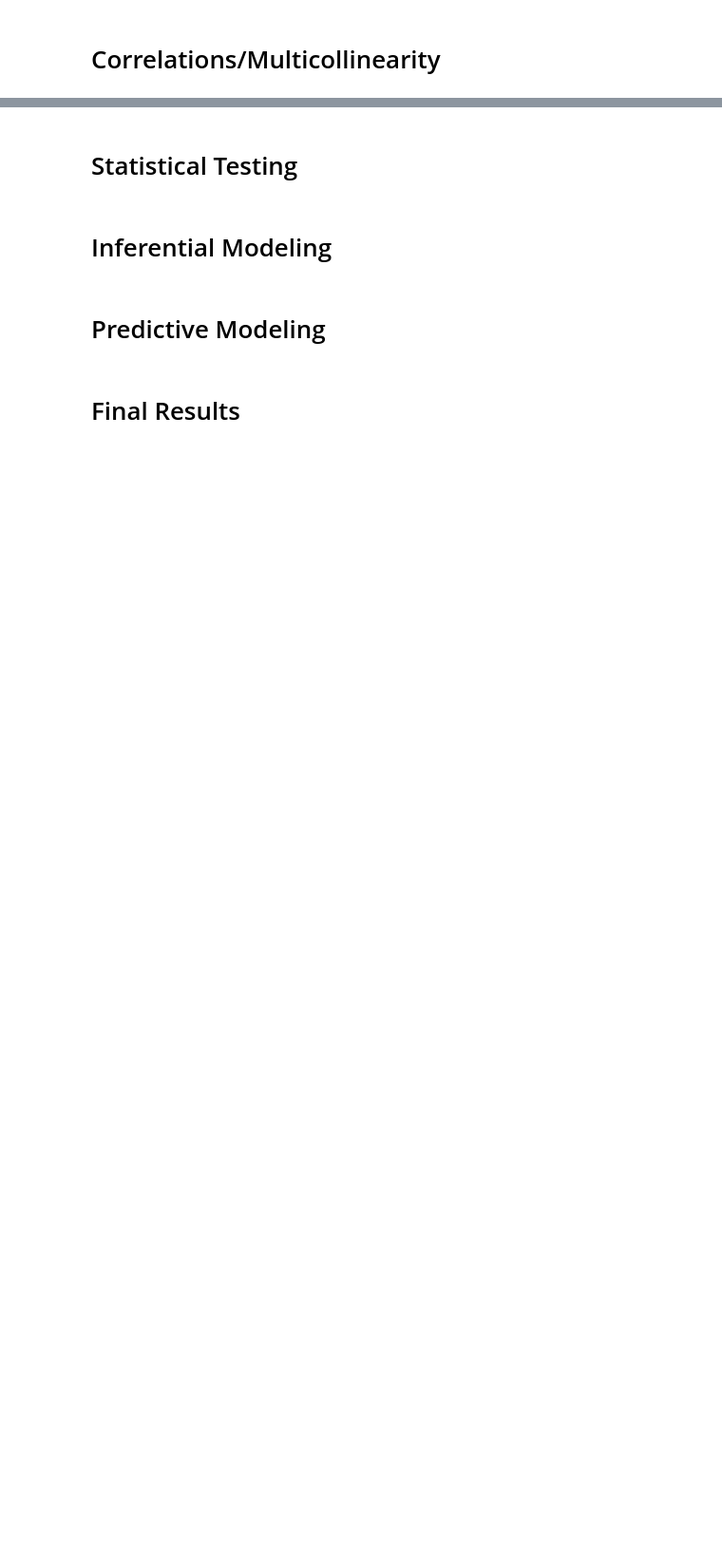
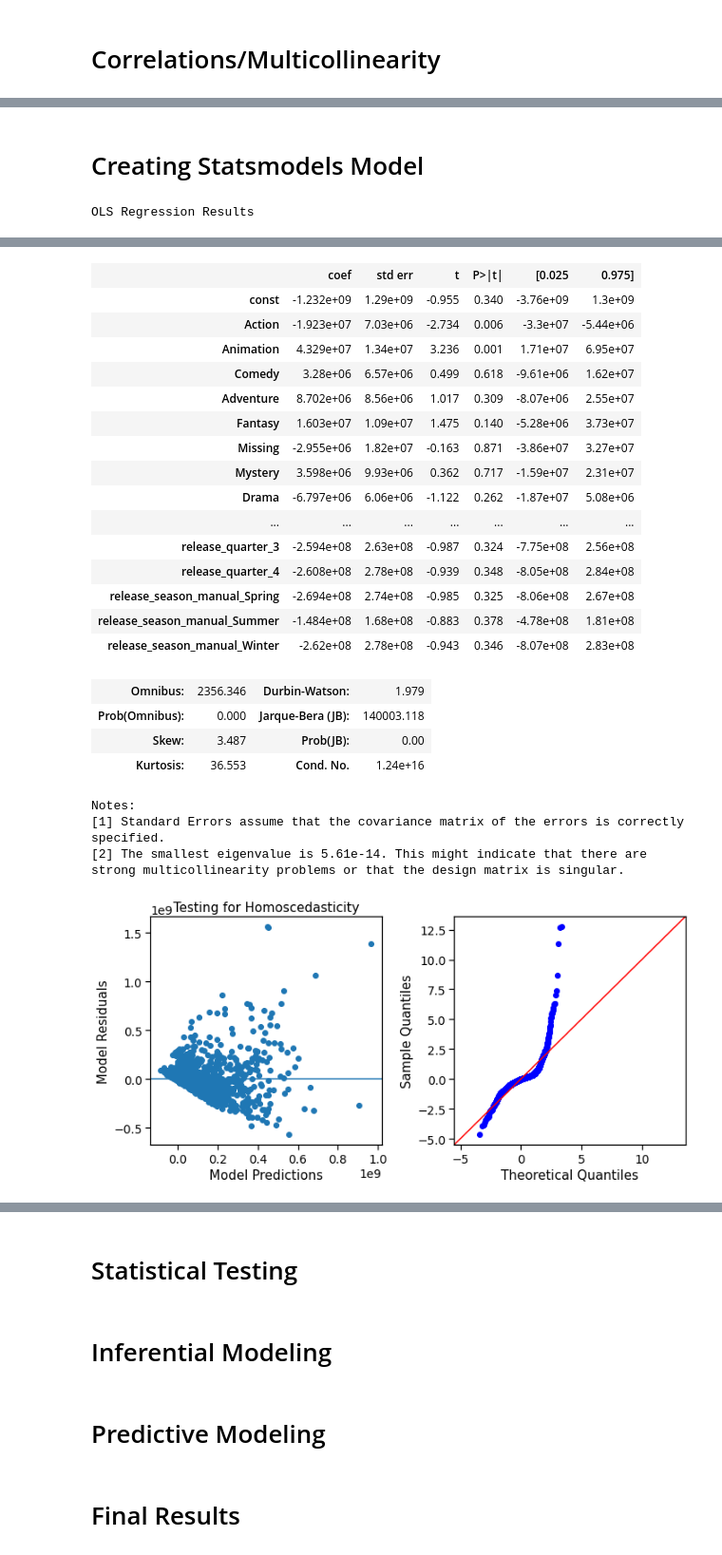
Before and after one commit to BenJMcCarty/BMC_P1P_Redo, a Jupyter notebook: WiP.ipynb, the cells around one changed output, grey strips where cells are left out. Shown at 95% size. Saved outputs shown, nothing was run; the diff lists cells and outputs as text; code cells hidden in the pictures; blank space fills up the shorter version.

```diff
--- a/WiP.ipynb
+++ b/WiP.ipynb
@@ -765,0 +1379,4 @@ df_corr(df=df_for_corr, list_cats=cat_feat, target_col = 'worldwide_gross')
+# %%
+## Concatenating the two test dataframes after OHE
+X_test_ohe = pd.concat([X_test.drop(cat_feat, axis=1), test_ohe_df], axis=1)
+X_test_ohe
@@ -765,0 +1439,45 @@ df_corr(df=df_for_corr, list_cats=cat_feat, target_col = 'worldwide_gross')
+# %% [markdown]
+# Creating Statsmodels Model
+# %%
+def diagnose_model(model, figsize=(10,5)):
+    """ ---
+
+    Argument:
+        * model: provide the linear regression model for diagnostics
+
+    Keyword Argument:
+        * figsize: default (10,5); can increase/decrease for larger/smaller
+    ---
+
+    * Display the summary details of the provided model
+    * Create two scatter plots to test assumptions of linearity
+        * Predictions: verifying homoscedasticity (no cone-shapes)
+        * Residuals: confirming normal distribution of residuals
+    ---
+
+    """
+    display(model.summary())
+
+    fig, axes = plt.subplots(ncols=2, figsize=figsize)
+
+    axes[0].scatter(model.predict(), model.resid)
+    axes[0].axhline()
+    axes[0].set_xlabel('Model Predictions')
+    axes[0].set_ylabel('Model Residuals')
+    axes[0].set_title('Testing for Homoscedasticity')
+
+    sms.graphics.qqplot(data=model.resid, fit=True, line = "45", ax=axes[1])
+
+    plt.tight_layout()
+
+    return
+# %%
+X_train_ohe = sms.add_constant(X_train_ohe)
+# %%
+X_test_ohe = sms.add_constant(X_test_ohe)
+# %%
+model = sms.OLS(y_train, X_train_ohe).fit()
+
+diagnose_model(model)
+# %% [output]
+OLS Regression Results
@@ -765,0 +1493,25 @@ df_corr(df=df_for_corr, list_cats=cat_feat, target_col = 'worldwide_gross')
+|  | coef | std err | t | P>|t| | [0.025 | 0.975] |
+| const | -1.232e+09 | 1.29e+09 | -0.955 | 0.340 | -3.76e+09 | 1.3e+09 |
+| Action | -1.923e+07 | 7.03e+06 | -2.734 | 0.006 | -3.3e+07 | -5.44e+06 |
+| Animation | 4.329e+07 | 1.34e+07 | 3.236 | 0.001 | 1.71e+07 | 6.95e+07 |
+| Comedy | 3.28e+06 | 6.57e+06 | 0.499 | 0.618 | -9.61e+06 | 1.62e+07 |
+| Adventure | 8.702e+06 | 8.56e+06 | 1.017 | 0.309 | -8.07e+06 | 2.55e+07 |
+| Fantasy | 1.603e+07 | 1.09e+07 | 1.475 | 0.140 | -5.28e+06 | 3.73e+07 |
+| Missing | -2.955e+06 | 1.82e+07 | -0.163 | 0.871 | -3.86e+07 | 3.27e+07 |
+| Mystery | 3.598e+06 | 9.93e+06 | 0.362 | 0.717 | -1.59e+07 | 2.31e+07 |
+| Drama | -6.797e+06 | 6.06e+06 | -1.122 | 0.262 | -1.87e+07 | 5.08e+06 |
+| ... | ... | ... | ... | ... | ... | ... |
+| release_quarter_3 | -2.594e+08 | 2.63e+08 | -0.987 | 0.324 | -7.75e+08 | 2.56e+08 |
+| release_quarter_4 | -2.608e+08 | 2.78e+08 | -0.939 | 0.348 | -8.05e+08 | 2.84e+08 |
+| release_season_manual_Spring | -2.694e+08 | 2.74e+08 | -0.985 | 0.325 | -8.06e+08 | 2.67e+08 |
+| release_season_manual_Summer | -1.484e+08 | 1.68e+08 | -0.883 | 0.378 | -4.78e+08 | 1.81e+08 |
+| release_season_manual_Winter | -2.62e+08 | 2.78e+08 | -0.943 | 0.346 | -8.07e+08 | 2.83e+08 |
+| Omnibus: | 2356.346 | Durbin-Watson: | 1.979 |
+| Prob(Omnibus): | 0.000 | Jarque-Bera (JB): | 140003.118 |
+| Skew: | 3.487 | Prob(JB): | 0.00 |
+| Kurtosis: | 36.553 | Cond. No. | 1.24e+16 |
+Notes:
+[1] Standard Errors assume that the covariance matrix of the errors is correctly specified.
+[2] The smallest eigenvalue is 5.61e-14. This might indicate that there are
+strong multicollinearity problems or that the design matrix is singular.
+[figure, added]
```
Also changed, not shown: parts of 78 cells of this notebook.
